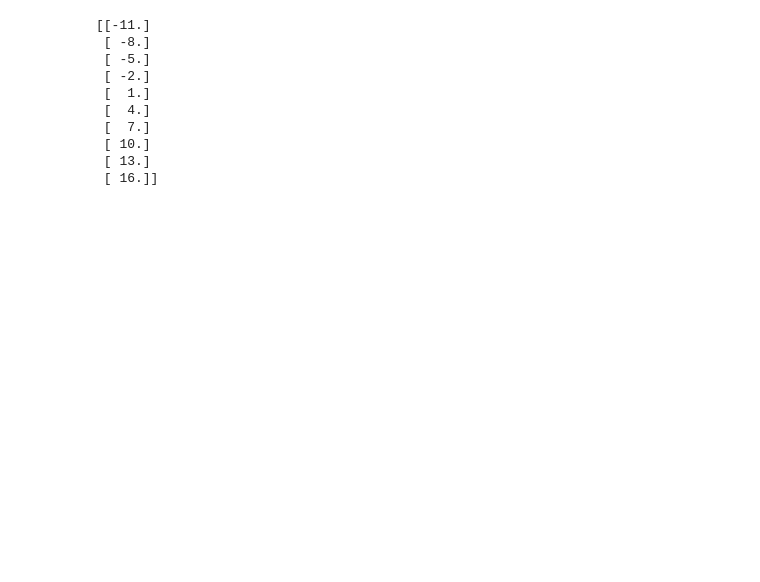
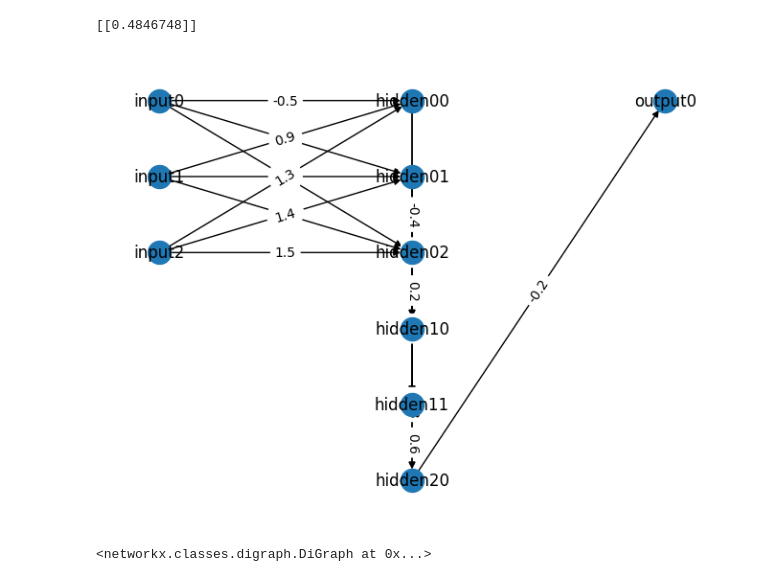
Before and after one commit to goodgirlwannabe/mobelejen, a Jupyter notebook: ffnn.ipynb, the cells around one changed output. Saved outputs shown, nothing was run; the diff lists cells and outputs as text; code cells hidden in the pictures; blank space fills up the shorter version.

Commit message:
feat visualisasi networkx

```diff
--- a/ffnn.ipynb
+++ b/ffnn.ipynb
@@ -50,35 +123,29 @@ class FFNN:
 # %%
 
 # read json using model
-json_file = "linear.json"
+json_file = "multilayer.json"
 with open (json_file, "r") as file:
     data = js.load(file)
 
 
 layers = data["case"]["model"]
 weights = data["case"]["weights"]
 input = data["case"]["input"]
 
 
 ffnn = FFNN(np.array(input), [])
 for i in range (len(layers["layers"])):
   layer = layers["layers"][i]
   weight = weights[i]
   new_layer = Layer(layer["number_of_neurons"], layer["activation_function"], np.array(weight[1:]), np.array(weight[0]))
   ffnn.new_layer(new_layer)
 
 ffnn.forward()
 
 
 print(ffnn.output)
+ffnn.create_visualization()
 # %% [output]
-[[-11.]
- [ -8.]
- [ -5.]
- [ -2.]
- [  1.]
- [  4.]
- [  7.]
- [ 10.]
- [ 13.]
- [ 16.]]
+[[0.4846748]]
+[figure, added]
+<networkx.classes.digraph.DiGraph at 0x...>
```
Also changed, not shown: parts of 2 cells of this notebook.
